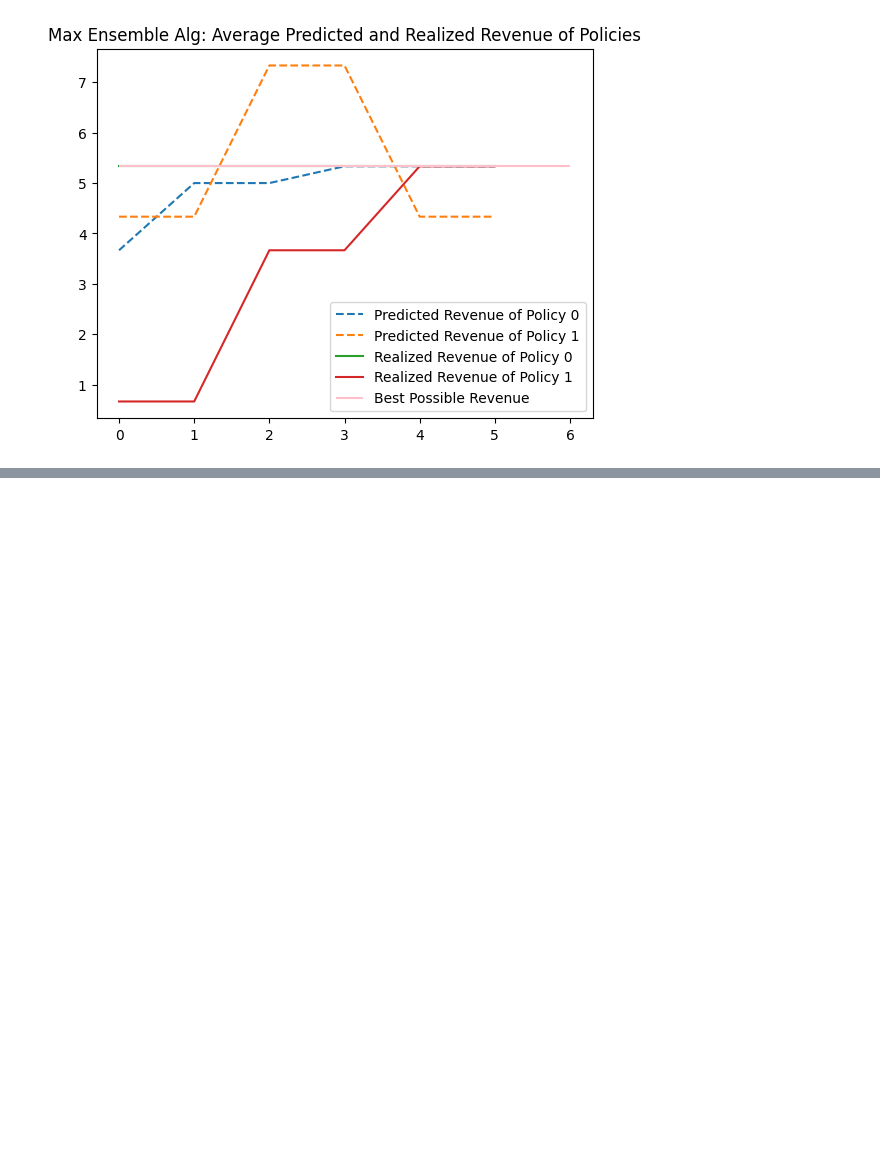
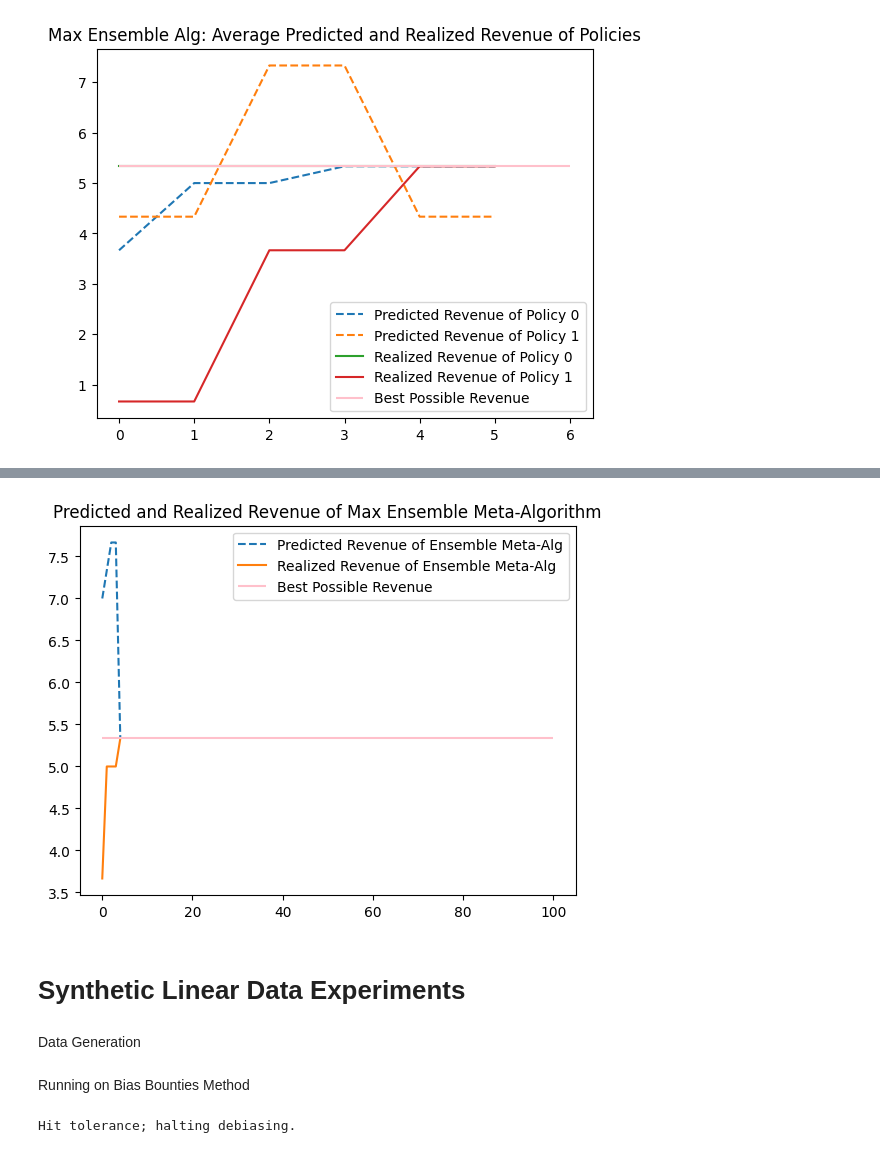
Before and after one commit to globusharris/ensembling-constrained-optimization, a Jupyter notebook: experiments.ipynb, the cells around one changed output, grey strips where cells are left out. Drawn from its saved outputs; the diff is of its cells as text; code cells hidden in the pictures; blank space fills up the shorter version.

```diff
--- a/experiments.ipynb
+++ b/experiments.ipynb
@@ -179,0 +199,16 @@ Text(0.5, 1.0, 'Max Ensemble Alg: Average Predicted and Realized Revenue of Poli
+# %%
+pred_rev = [np.mean(np.einsum('ij, ij->i', model.meta_model_pred_by_round[i], model.meta_policy_choice_by_round[i])) for i in range(len(model.meta_model_pred_by_round))]
+realized_rev = [np.mean(np.einsum('ij, ij->i', ys, model.meta_policy_choice_by_round[i])) for i in range(len(model.meta_model_pred_by_round))]
+
+plt.plot(np.arange(len(model.meta_model_pred_by_round)), pred_rev, '--', label="Predicted Revenue of Ensemble Meta-Alg")
+plt.plot(np.arange(len(model.meta_model_pred_by_round)), realized_rev, label="Realized Revenue of Ensemble Meta-Alg")
+plt.hlines(np.mean(np.einsum('ij, ij->i', ys, model.policies[0].run_given_preds(ys))), 0, 100, label="Best Possible Revenue", color='pink')
+plt.legend()
+plt.title("Predicted and Realized Revenue of Max Ensemble Meta-Algorithm");
+plt.savefig("meta-algRev.png")
+# %% [output]
+[figure, added]
+# %% [markdown]
+# Synthetic Linear Data Experiments
+# %% [markdown]
+Data Generation
@@ -179,0 +253,10 @@ Text(0.5, 1.0, 'Max Ensemble Alg: Average Predicted and Realized Revenue of Poli
+# %% [markdown]
+Running on Bias Bounties Method
+# %%
+max_depth = 1000
+tolerance = 0.01
+
+bbModel = bbDebias.bbDebias(init_model, init_policy, xs, ys, max_depth, tolerance)
+bbModel.debias(all_models, all_policies)
+# %% [output]
+Hit tolerance; halting debiasing.
```
Also changed, not shown: parts of 18 cells of this notebook, 1 other file.
